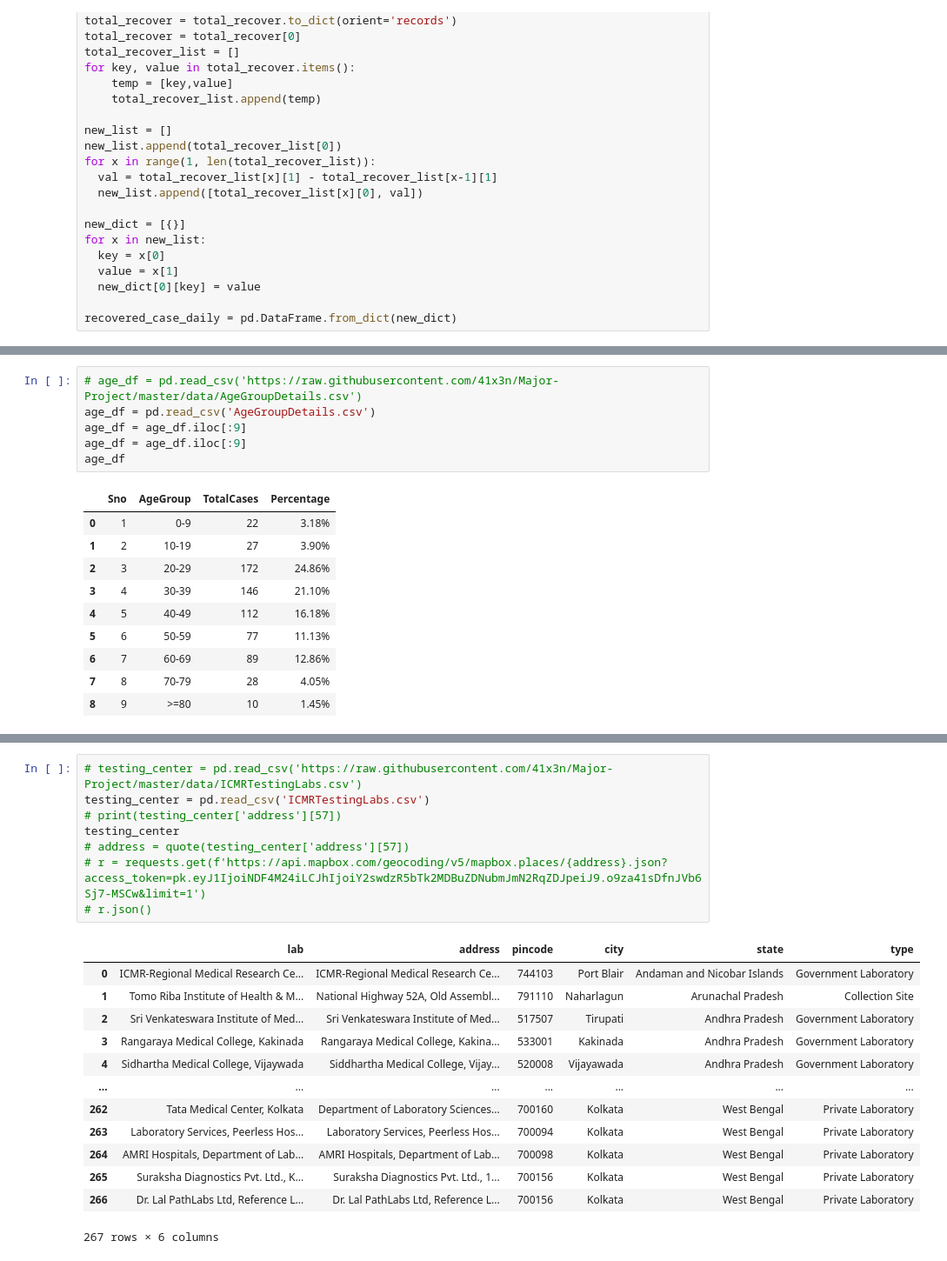
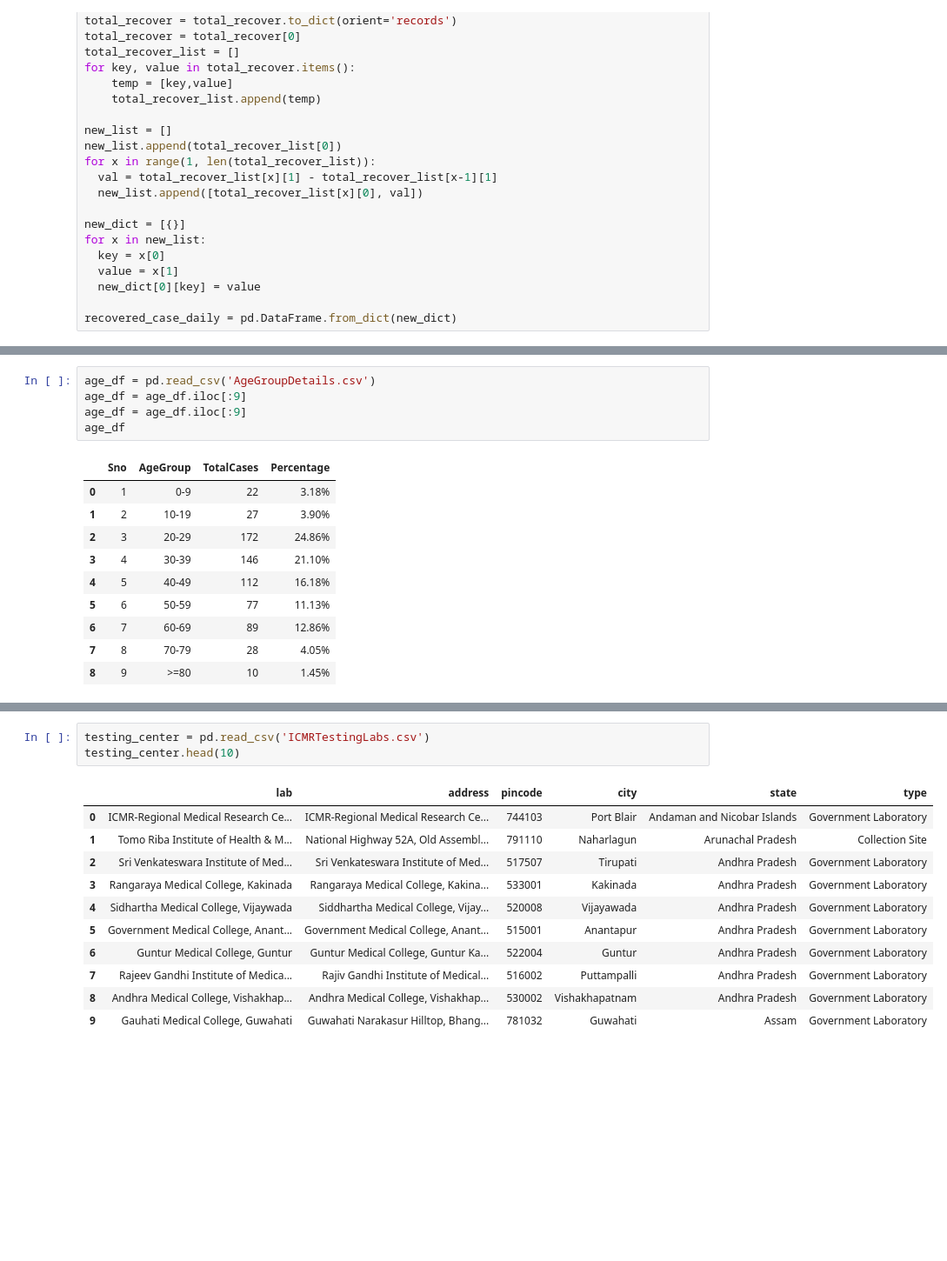
Before and after one commit to 41x3n/Impact-of-lockdown-in-India-COVID-19, a Jupyter notebook: analysis.ipynb, the cells around one changed output, grey strips where cells are left out. Shown at 87% size. Drawn from its saved outputs; the diff is of its cells as text; blank space fills up the shorter version.

```diff
--- a/analysis.ipynb
+++ b/analysis.ipynb
@@ -270,7 +275,6 @@ affected_area
 # %% [output]
 [interactive output not drawn]
 # %%
-# age_df = pd.read_csv('https://raw.githubusercontent.com/41x3n/Major-Project/master/data/AgeGroupDetails.csv')
 age_df = pd.read_csv('AgeGroupDetails.csv')
 age_df = age_df.iloc[:9]
 age_df = age_df.iloc[:9]
@@ -295,28 +299,21 @@ fig.update_layout(
 fig.show()
 # %% [output]
 [interactive output not drawn]
-# %%
-# testing_center = pd.read_csv('https://raw.githubusercontent.com/41x3n/Major-Project/master/data/ICMRTestingLabs.csv')
-testing_center = pd.read_csv('ICMRTestingLabs.csv')
-# print(testing_center['address'][57])
-testing_center
-# address = quote(testing_center['address'][57])
-# r = requests.get(f'https://api.mapbox.com/geocoding/v5/mapbox.places/{address}.json?access_token=pk.eyJ1IjoiNDF4M24iLCJhIjoiY2swdzR5bTk2MDBuZDNubmJmN2RqZDJpeiJ9.o9za41sDfnJVb6Sj7-MSCw&limit=1')
-# r.json()
-# %% [output]
-|  | lab | address | pincode | city | state | type |
-| 0 | ICMR-Regional Medical Research Ce... | ICMR-Regional Medical Research Ce... | 744103 | Port Blair | Andaman and Nicobar Islands | Government Laboratory |
-| 1 | Tomo Riba Institute of Health & M... | National Highway 52A, Old Assembl... | 791110 | Naharlagun | Arunachal Pradesh | Collection Site |
-| 2 | Sri Venkateswara Institute of Med... | Sri Venkateswara Institute of Med... | 517507 | Tirupati | Andhra Pradesh | Government Laboratory |
-| 3 | Rangaraya Medical College, Kakinada | Rangaraya Medical College, Kakina... | 533001 | Kakinada | Andhra Pradesh | Government Laboratory |
-| 4 | Sidhartha Medical College, Vijaywada | Siddhartha Medical College, Vijay... | 520008 | Vijayawada | Andhra Pradesh | Government Laboratory |
-| ... | ... | ... | ... | ... | ... | ... |
-| 262 | Tata Medical Center, Kolkata | Department of Laboratory Sciences... | 700160 | Kolkata | West Bengal | Private Laboratory |
-| 263 | Laboratory Services, Peerless Hos... | Laboratory Services, Peerless Hos... | 700094 | Kolkata | West Bengal | Private Laboratory |
-| 264 | AMRI Hospitals, Department of Lab... | AMRI Hospitals, Department of Lab... | 700098 | Kolkata | West Bengal | Private Laboratory |
-| 265 | Suraksha Diagnostics Pvt. Ltd., K... | Suraksha Diagnostics Pvt. Ltd., 1... | 700156 | Kolkata | West Bengal | Private Laboratory |
-| 266 | Dr. Lal PathLabs Ltd, Reference L... | Dr. Lal PathLabs Ltd, Reference L... | 700156 | Kolkata | West Bengal | Private Laboratory |
-267 rows × 6 columns
+# %%
+testing_center = pd.read_csv('ICMRTestingLabs.csv')
+testing_center.head(10)
+# %% [output]
+|  | lab | address | pincode | city | state | type |
+| 0 | ICMR-Regional Medical Research Ce... | ICMR-Regional Medical Research Ce... | 744103 | Port Blair | Andaman and Nicobar Islands | Government Laboratory |
+| 1 | Tomo Riba Institute of Health & M... | National Highway 52A, Old Assembl... | 791110 | Naharlagun | Arunachal Pradesh | Collection Site |
+| 2 | Sri Venkateswara Institute of Med... | Sri Venkateswara Institute of Med... | 517507 | Tirupati | Andhra Pradesh | Government Laboratory |
+| 3 | Rangaraya Medical College, Kakinada | Rangaraya Medical College, Kakina... | 533001 | Kakinada | Andhra Pradesh | Government Laboratory |
+| 4 | Sidhartha Medical College, Vijaywada | Siddhartha Medical College, Vijay... | 520008 | Vijayawada | Andhra Pradesh | Government Laboratory |
+| 5 | Government Medical College, Anant... | Government Medical College, Anant... | 515001 | Anantapur | Andhra Pradesh | Government Laboratory |
+| 6 | Guntur Medical College, Guntur | Guntur Medical College, Guntur Ka... | 522004 | Guntur | Andhra Pradesh | Government Laboratory |
+| 7 | Rajeev Gandhi Institute of Medica... | Rajiv Gandhi Institute of Medical... | 516002 | Puttampalli | Andhra Pradesh | Government Laboratory |
+| 8 | Andhra Medical College, Vishakhap... | Andhra Medical College, Vishakhap... | 530002 | Vishakhapatnam | Andhra Pradesh | Government Laboratory |
+| 9 | Gauhati Medical College, Guwahati | Guwahati Narakasur Hilltop, Bhang... | 781032 | Guwahati | Assam | Government Laboratory |
 # %%
 import requests
 from urllib.parse import quote
```
Also changed, not shown: parts of 9 cells of this notebook.
